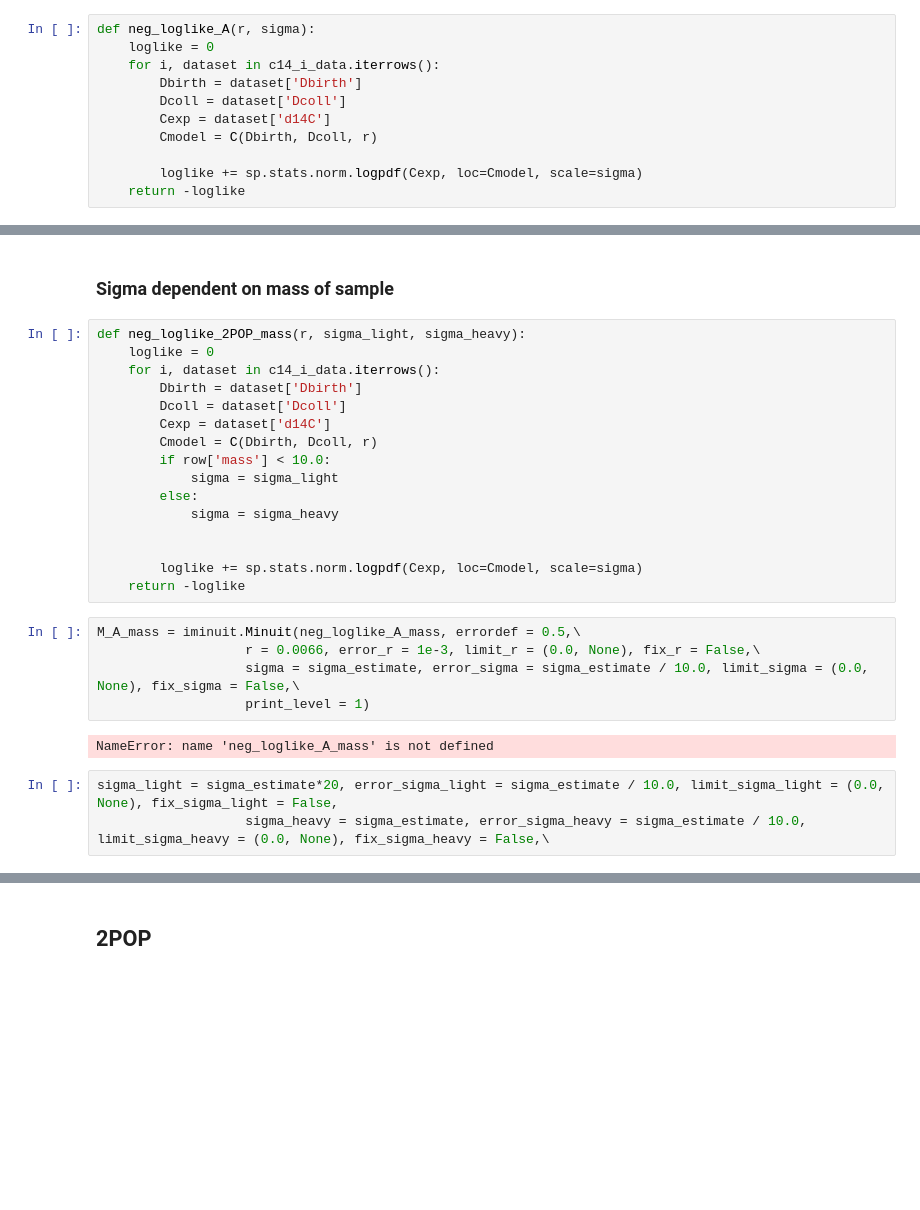
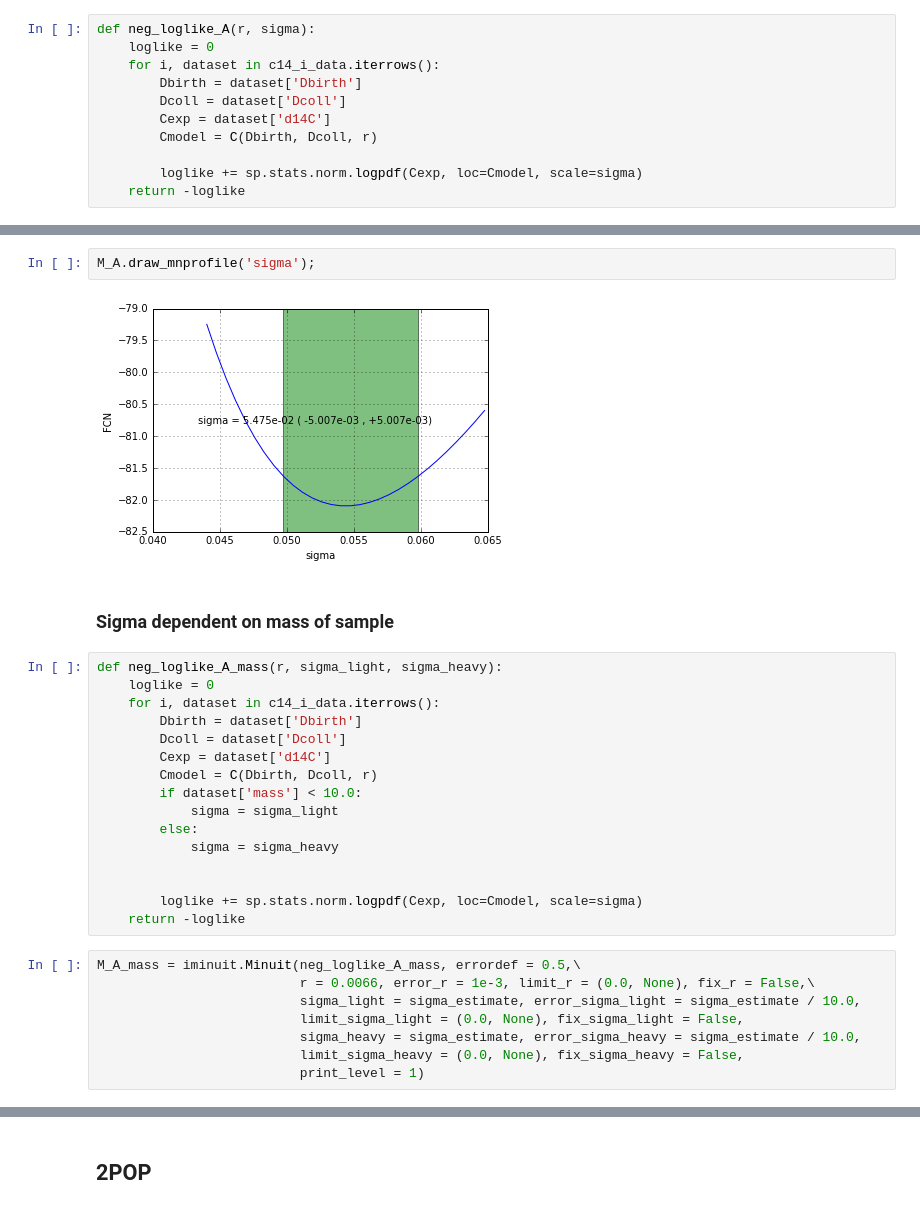
Before and after one commit to fabianrost84/C14, a Jupyter notebook: C14 parameter estimation.ipynb, the cells around one changed output, grey strips where cells are left out. Saved outputs shown, nothing was run; the diff lists cells and outputs as text; blank space fills up the shorter version.

```diff
--- a/C14 parameter estimation.ipynb
+++ b/C14 parameter estimation.ipynb
@@ -69,14 +159,18 @@ array([ 0.,  0.,  0.])
+# %%
+M_A.draw_mnprofile('sigma');
+# %% [output]
+[figure, added]
 # %% [markdown]
 ### Sigma dependent on mass of sample
 # %%
-def neg_loglike_2POP_mass(r, sigma_light, sigma_heavy):
+def neg_loglike_A_mass(r, sigma_light, sigma_heavy):
     loglike = 0
     for i, dataset in c14_i_data.iterrows():
         Dbirth = dataset['Dbirth']
         Dcoll = dataset['Dcoll']
         Cexp = dataset['d14C']
         Cmodel = C(Dbirth, Dcoll, r)
-        if row['mass'] < 10.0:
+        if dataset['mass'] < 10.0:
             sigma = sigma_light
         else:
             sigma = sigma_heavy
@@ -86,11 +180,9 @@ def neg_loglike_2POP_mass(r, sigma_light, sigma_heavy):
     return -loglike
 # %%
 M_A_mass = iminuit.Minuit(neg_loglike_A_mass, errordef = 0.5,\
-                   r = 0.0066, error_r = 1e-3, limit_r = (0.0, None), fix_r = False,\
-                   sigma = sigma_estimate, error_sigma = sigma_estimate / 10.0, limit_sigma = (0.0, None), fix_sigma = False,\
-                   print_level = 1)
+                          r = 0.0066, error_r = 1e-3, limit_r = (0.0, None), fix_r = False,\
+                          sigma_light = sigma_estimate, error_sigma_light = sigma_estimate / 10.0,
+                          limit_sigma_light = (0.0, None), fix_sigma_light = False,
+                          sigma_heavy = sigma_estimate, error_sigma_heavy = sigma_estimate / 10.0,
+                          limit_sigma_heavy = (0.0, None), fix_sigma_heavy = False,
+                          print_level = 1)
-# %% [output]
-NameError: name 'neg_loglike_A_mass' is not defined
-# %%
-sigma_light = sigma_estimate*20, error_sigma_light = sigma_estimate / 10.0, limit_sigma_light = (0.0, None), fix_sigma_light = False,
-                   sigma_heavy = sigma_estimate, error_sigma_heavy = sigma_estimate / 10.0, limit_sigma_heavy = (0.0, None), fix_sigma_heavy = False,\
```
Also changed, not shown: parts of 48 cells of this notebook, 9 other files.
